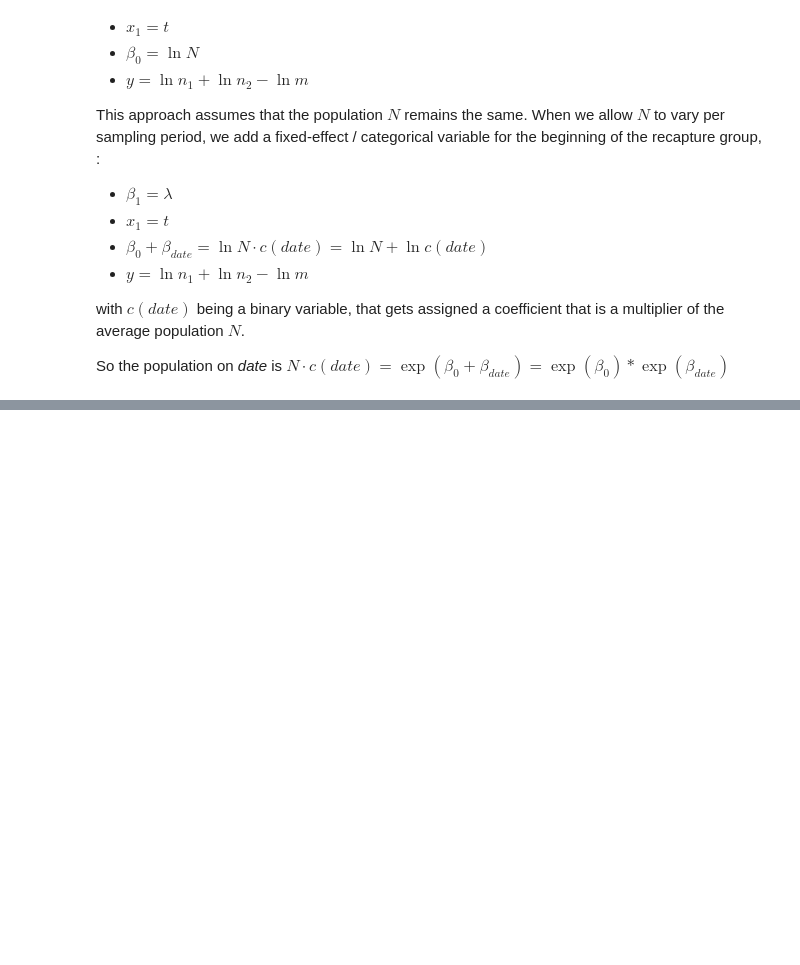
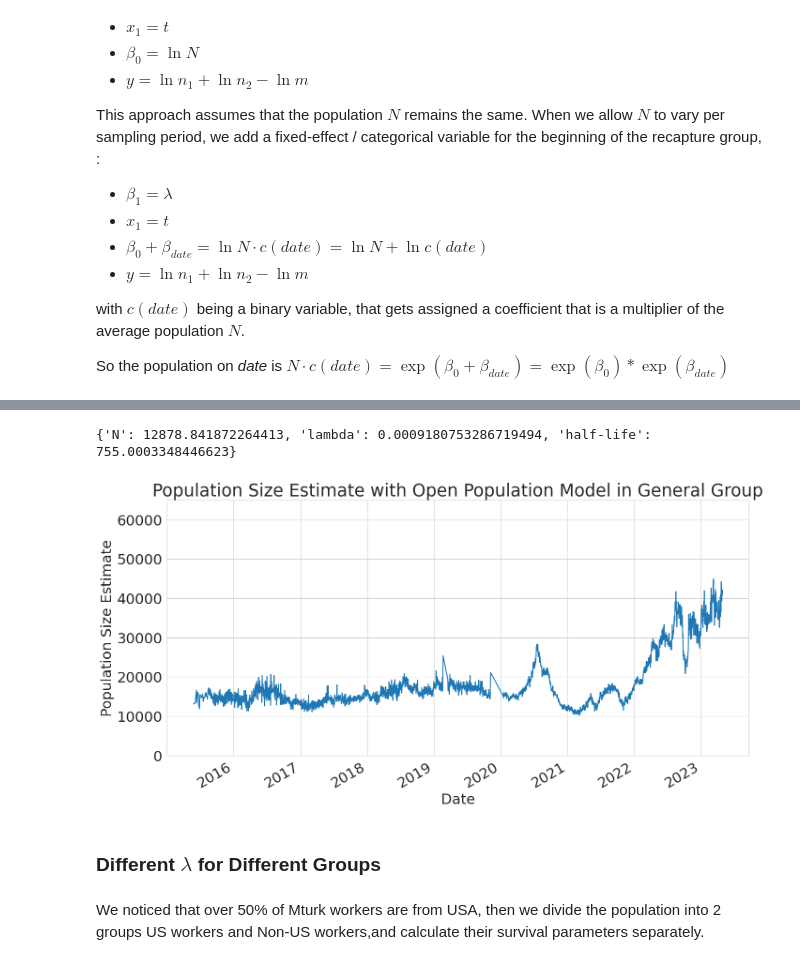
Before and after one commit to ipeirotis/mturk_demographics, a Jupyter notebook: 3_Capture_Recapture.ipynb, the cells around one changed output, grey strips where cells are left out. Drawn from its saved outputs; the diff is of its cells as text; code cells hidden in the pictures; blank space fills up the shorter version.

```diff
--- a/3_Capture_Recapture.ipynb
+++ b/3_Capture_Recapture.ipynb
@@ -86,8 +117,10 @@ def getWorkerIDs(df, startDate, endDate):
 import numpy as np
 
 def capture_recapture_lincoln_estimator(df, groupAstart, groupBstart, window):
-    groupAend = groupAstart + datetime.timedelta(days=window)
-    groupBend = groupBstart + datetime.timedelta(days=window)
+    # groupAend = groupAstart + datetime.timedelta(days=window)
+    # groupBend = groupBstart + datetime.timedelta(days=window)
+    groupAend = groupAstart + timedelta(days=window)
+    groupBend = groupBstart + timedelta(days=window)
     workersA = getWorkerIDs(df, groupAstart, groupAend)
     workersB = getWorkerIDs(df, groupBstart, groupBend)
     union = workersA | workersB
@@ -159,8 +219,8 @@ result = []
 while len(result) < samples:
     groupAstart = random.choice(sample_dates)
     groupBstart = random.choice(sample_dates)
-    if  groupBstart > groupAstart + datetime.timedelta(days=window) + datetime.timedelta(days=30) and \
-        groupBstart + datetime.timedelta(days=window) < maxDate.date():
+    if  groupBstart > groupAstart + timedelta(days=window) + timedelta(days=30) and \
+        groupBstart + timedelta(days=window) < maxDate.date():
         r = capture_recapture_lincoln_estimator(df,groupAstart, groupBstart, window)
         result.append(r)
 
@@ -336,15 +429,23 @@ results = fit_survival(le)
 print_outcome = dict(results)
 del print_outcome['N_d']
 print(print_outcome)
+# %% [output]
+{'N': 12878.841872264413, 'lambda': 0.0009180753286719494, 'half-life': 755.0003348446623}
 # %%
 # fig = plt.figure()
 fig, axes = plt.subplots(1, 1)  # a figure with a 1x1 "grid" for a single ax (ax = plot)
 
 ax = pd.DataFrame(results['N_d']).set_index('date').sort_index().plot(ax=axes)
-ax.set_title("Population Size Estimate with Open Population Model")
+ax.set_title("Population Size Estimate with Open Population Model in General Group")
 ax.set_xlabel("Date")
 ax.set_ylabel("Population Size Estimate")
-ax.set_ylim([0,50000])
+ax.set_ylim([0,65000])
 ax.legend().set_visible(False)
 
 fig.savefig('plots/openpopulation.pdf', bbox_inches='tight')
+# %% [output]
+[figure, added]
+# %% [markdown]
+### Different $\lambda$  for Different Groups
+# %% [markdown]
+We noticed that over 50% of Mturk workers are from USA, then we divide the population into 2 groups US workers and Non-US workers,and calculate their survival parameters separately.
```
Also changed, not shown: parts of 29 cells of this notebook.
